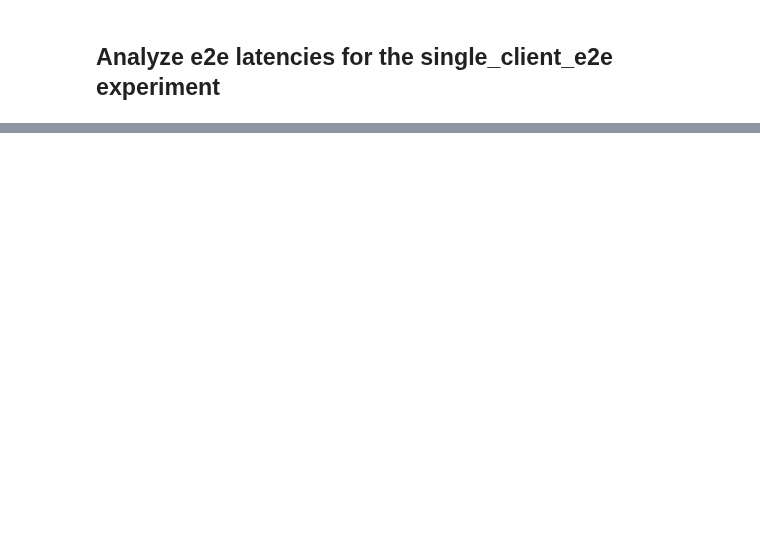
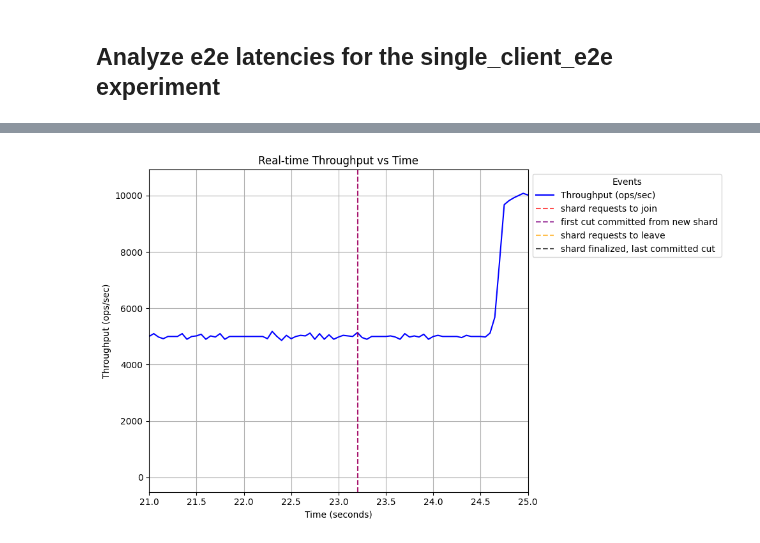
Before and after one commit to dassl-uiuc/speclog-artifact, a Jupyter notebook: benchmarking/scripts/analyze.ipynb, the cells around one changed output, grey strips where cells are left out. Saved outputs shown, nothing was run; the diff lists cells and outputs as text; code cells hidden in the pictures; blank space fills up the shorter version.

Commit message:
added reconfig scripts

```diff
--- a/benchmarking/scripts/analyze.ipynb
+++ b/benchmarking/scripts/analyze.ipynb
@@ -298,0 +144,98 @@ print(df.to_csv(index=False))
+# %%
+import re
+import matplotlib.pyplot as plt
+from datetime import datetime
+
+# File path
+log_file = "../results/reconfig_1000/order-0.log"
+
+# Regex patterns
+tput_pattern = r"\[real-time tput\]: (\d+) ops/sec"
+timestamp_pattern = r"(\d{2}:\d{2}:\d{2}\.\d{6})"
+
+# Data storage
+timestamps = []
+tput_values = []
+shard_added = [] # when did the shards send their first cut to the OL
+first_cut_committed = [] # when did the first cut get committed
+shard_leave_request = []
+shard_finalized = []
+replica_2_added = []
+replica_3_added = []
+replica_2_committed = []
+replica_3_committed = []
+
+# Parse the log file
+with open(log_file, "r") as f:
+    for line in f:
+        # Extract real-time throughput
+        tput_match = re.search(tput_pattern, line)
+        timestamp_match = re.search(timestamp_pattern, line)
+
+        if tput_match and timestamp_match:
+            tput_values.append(int(tput_match.group(1)))
+            timestamps.append(datetime.strptime(timestamp_match.group(1), "%H:%M:%S.%f"))
+
+        # Extract events for annotation
+        if replica_2_added == [] and "Replica 2 added" in line:
+            replica_2_added.append(timestamp_match.group(1))
+
+        if replica_3_added == [] and "Replica 3 added" in line:
+            replica_3_added.append(timestamp_match.group(1))
+
+        if replica_2_committed == [] and "cut:<key:2" in line:
+            replica_2_committed.append(timestamp_match.group(1))
+
+        if replica_3_committed == [] and "cut:<key:3" in line:
+            replica_3_committed.append(timestamp_match.group(1))
+
+        if shard_finalized == [] and "finalizeShards:<shardIDs:1 >" in line:
+            shard_finalized.append(timestamp_match.group(1))
+
+        if shard_leave_request == [] and "Shard 1 to be finalized" in line:
+            shard_leave_request.append(timestamp_match.group(1))
+
+shard_added.append(max(replica_2_added[0], replica_3_added[0]))
+first_cut_committed.append(max(replica_2_committed[0], replica_3_committed[0]))
+
+# Convert timestamps to seconds since the start
+start_time = timestamps[0]
+time_in_seconds = [(ts - start_time).total_seconds() for ts in timestamps]
+
+# Plot the data
+plt.figure(figsize=(10, 6))
+plt.plot(time_in_seconds, tput_values, label="Throughput (ops/sec)", color="blue")
+plt.xlabel("Time (seconds)")
+plt.ylabel("Throughput (ops/sec)")
+plt.title("Real-time Throughput vs Time")
+plt.grid()
+
+# Event times
+shard_join_request = (datetime.strptime(shard_added[0], "%H:%M:%S.%f") - start_time).total_seconds()
+first_cut_committed_time = (datetime.strptime(first_cut_committed[0], "%H:%M:%S.%f") - start_time).total_seconds()
+shard_leave_request_time = (datetime.strptime(shard_leave_request[0], "%H:%M:%S.%f") - start_time).total_seconds()
+shard_finalized_time = (datetime.strptime(shard_finalized[0], "%H:%M:%S.%f") - start_time).total_seconds()
+
+# Add vertical lines for events
+plt.axvline(shard_join_request, color="red", linestyle="--", alpha=0.7, label="shard requests to join")
+plt.axvline(first_cut_committed_time, color="purple", linestyle="--", alpha=0.7, label="first cut committed from new shard")
+plt.axvline(shard_leave_request_time, color="orange", linestyle="--", alpha=0.7, label="shard requests to leave")
+plt.axvline(shard_finalized_time, color="black", linestyle="--", alpha=0.7, label="shard finalized, last committed cut")
+
+# Zoom in to the relevant range (adjust as needed)
+plt.xlim(21, 25)
+# plt.xlim(10, 65)
+# plt.xlim(52, 55)
+
+# Add legend outside the plot area
+plt.legend(loc='upper left', bbox_to_anchor=(1, 1), title="Events")
+
+# Adjust layout to ensure the legend doesn't overlap with the plot
+plt.tight_layout()
+
+# Save the plot
+plt.savefig("adding_reconfig_throughput_annotated.png", dpi=600)
+
+plt.show()
+# %% [output]
+[figure, added]
```
Also changed, not shown: parts of 5 cells of this notebook, 11 other files.
